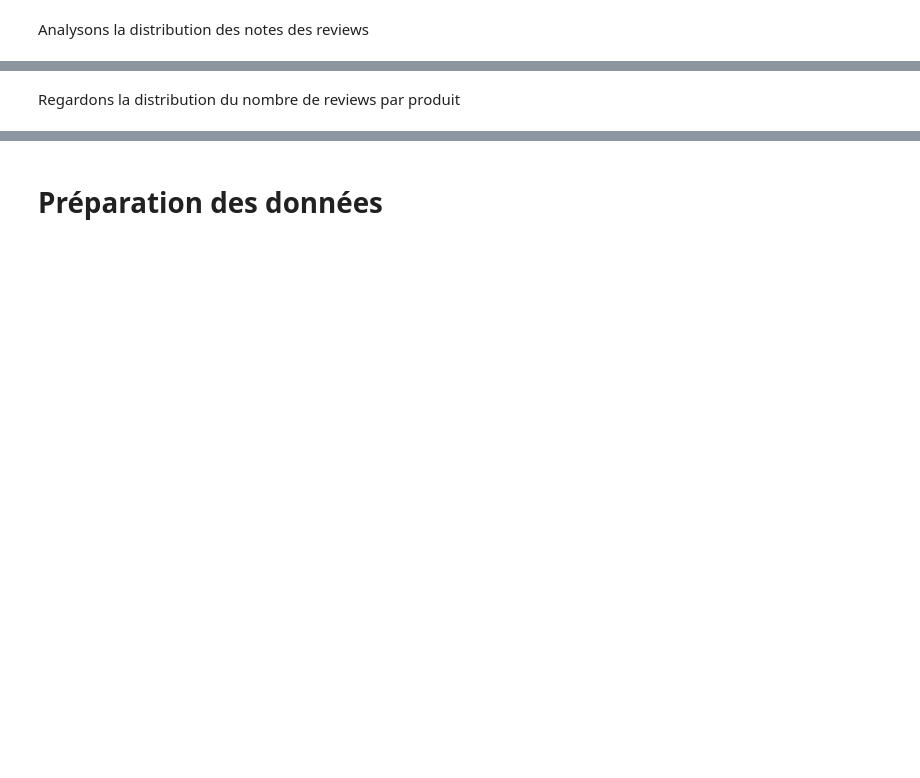
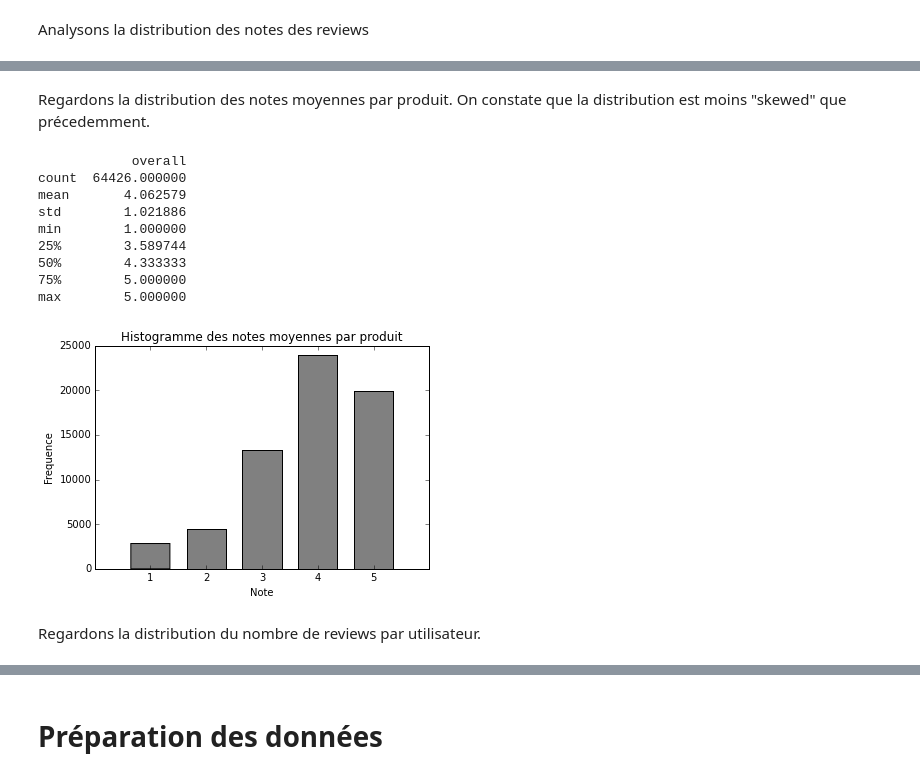
Before and after one commit to alexcombessie/ENSAE_Amazon-Review-Prediction, a Jupyter notebook: Projet Python - Amazon review data.ipynb, the cells around one changed output, grey strips where cells are left out. Drawn from its saved outputs; the diff is of its cells as text; code cells hidden in the pictures; blank space fills up the shorter version.

```diff
--- a/Projet Python - Amazon review data.ipynb
+++ b/Projet Python - Amazon review data.ipynb
@@ -95,2 +98,26 @@ Name: overall, dtype: float64
+# %% [markdown]
+Regardons la distribution des notes moyennes par produit. On constate que la distribution est moins "skewed" que précedemment.
+# %%
+average_note_byproduct=df[["asin","overall"]].groupby("asin", as_index=False).mean()
+print(average_note_byproduct.describe())
+%matplotlib inline
+bins=range(1,7)
+fig, ax = plt.subplots(1,1)
+ax.hist(average_note_byproduct["overall"], bins=bins, align='left', color="grey", rwidth=0.7)
+ax.set_xticks(bins[:-1])
+plt.title("Histogramme des notes moyennes par produit");
+plt.xlabel("Note");
+plt.ylabel("Frequence");
+# %% [output]
+            overall
+count  64426.000000
+mean       4.062579
+std        1.021886
+min        1.000000
+25%        3.589744
+50%        4.333333
+75%        5.000000
+max        5.000000
+[figure, added]
 # %% [markdown]
-Regardons la distribution du nombre de reviews par produit
+Regardons la distribution du nombre de reviews par utilisateur.
```
Also changed, not shown: parts of 7 cells of this notebook.
